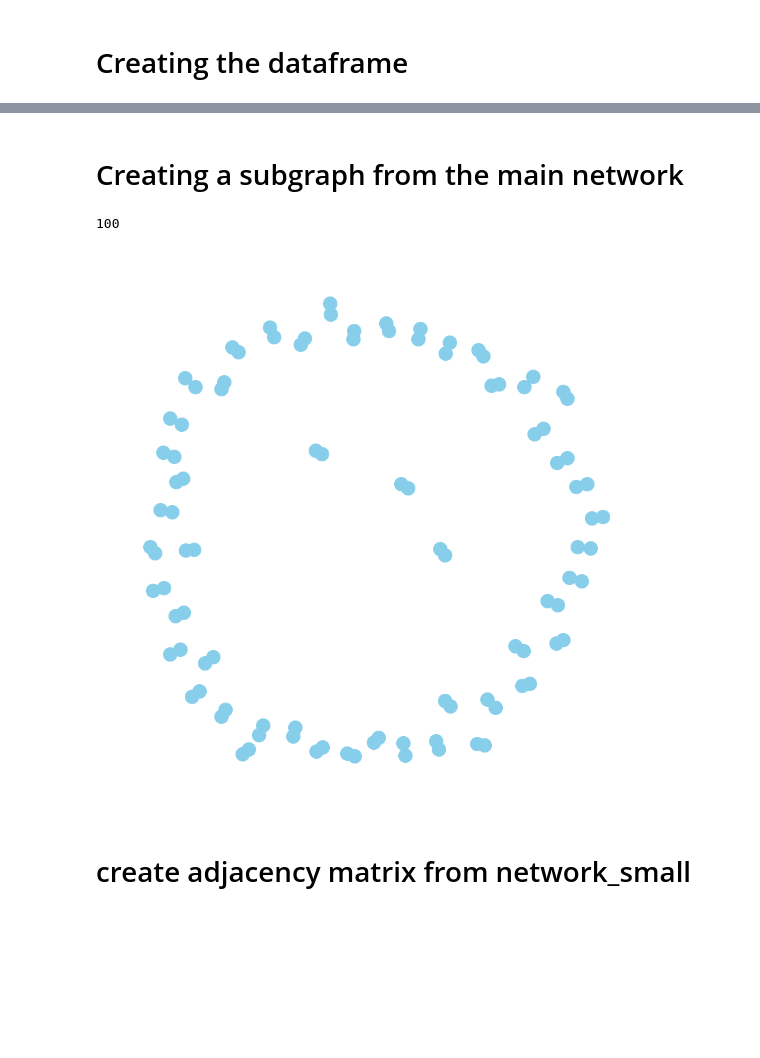
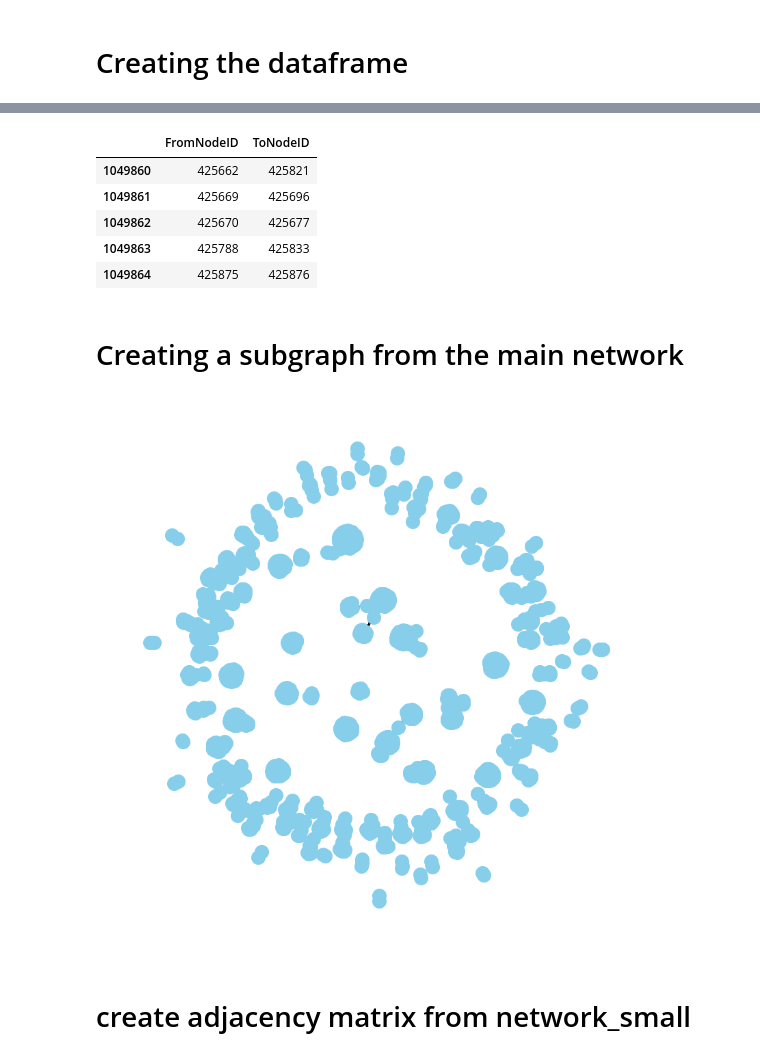
Before and after one commit to SeffySnow/CV_Sepinood, a Jupyter notebook: main.ipynb, the cells around one changed output, grey strips where cells are left out. Saved outputs shown, nothing was run; the diff lists cells and outputs as text; code cells hidden in the pictures; blank space fills up the shorter version.

```diff
--- a/main.ipynb
+++ b/main.ipynb
@@ -30,23 +38,36 @@ import networkx as nx
+# %%
+network_data.tail()
+# %% [output]
+|  | FromNodeID | ToNodeID |
+| 1049860 | 425662 | 425821 |
+| 1049861 | 425669 | 425696 |
+| 1049862 | 425670 | 425677 |
+| 1049863 | 425788 | 425833 |
+| 1049864 | 425875 | 425876 |
 # %% [markdown]
 # Creating a subgraph from the main network
-# %%
-num_node= 50
-network_small_indices = np.random.choice(network_data.index, size = num_node, replace=False)
-
-network_small = network_data.iloc[network_small_indices]
-network_small=network_small.reset_index()
-network_small.drop('index',axis=1,inplace=True)
-unique_nodes = len(pd.concat([network_small['FromNodeID'],network_small['ToNodeID']]).unique())
-unique_nodes
-# %% [output]
-100
+# %%
+import plotly.plotly as py
+from plotly.graph_objs import *
+import networkx as nx
+r = np.arange(0, 30000, 100).tolist()
+network_small = pd.DataFrame(columns=["FromNodeID","ToNodeID"])
+
+for i in r:
+  network_small = pd.concat([network_small ,network_data.loc[network_data["FromNodeID"]==i]], axis=0).reset_index(drop=True)
+
+G = nx.DiGraph()
+
+# add nodes:
+G.add_nodes_from(network_small["FromNodeID"])
 # %%
+
 G =  nx.from_pandas_edgelist(network_small, "FromNodeID","ToNodeID")
-
+G = G.to_directed()
 plt.figure(figsize=(8,8))
 nx.draw(G,with_labels=False, node_color ="skyblue", node_size =200, edge_color="k")
 # %% [output]
-[figure, old version]
+[figure, new version]
 # %% [markdown]
 # create adjacency matrix from network_small
 # %%
```
Also changed, not shown: parts of 6 cells of this notebook.
